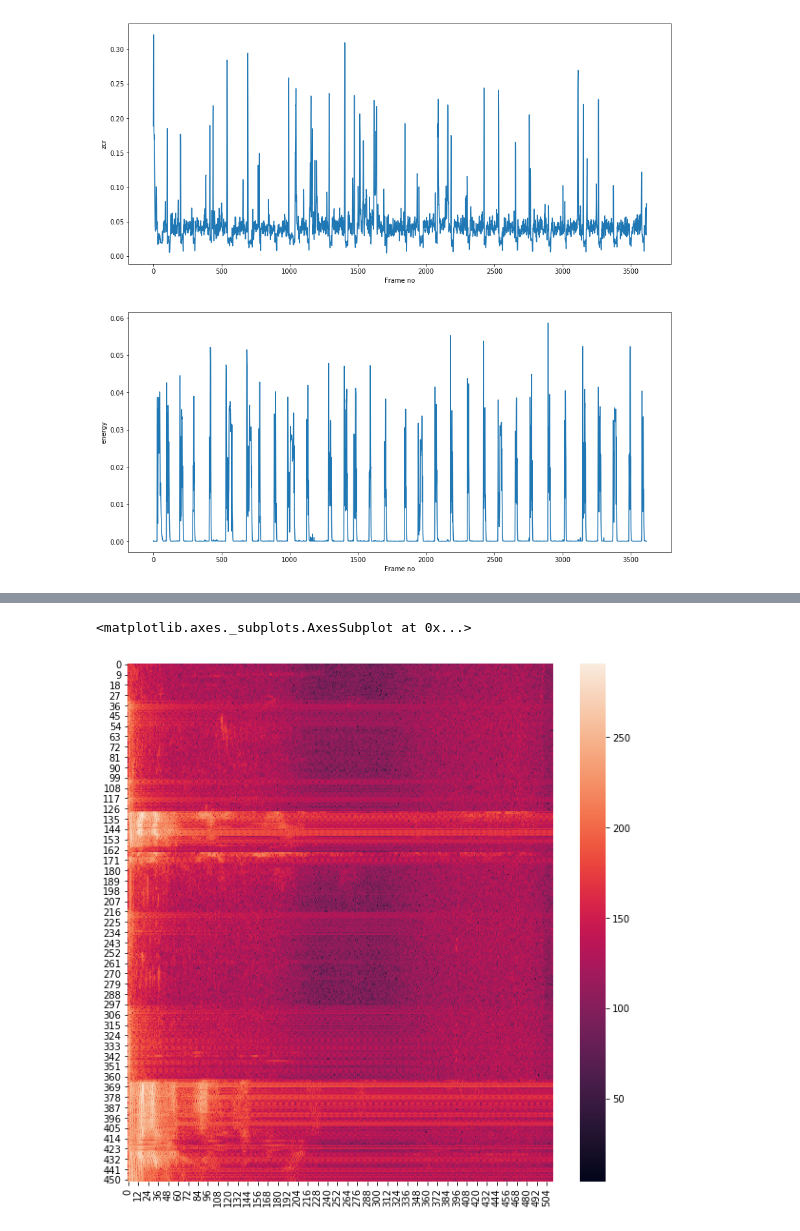
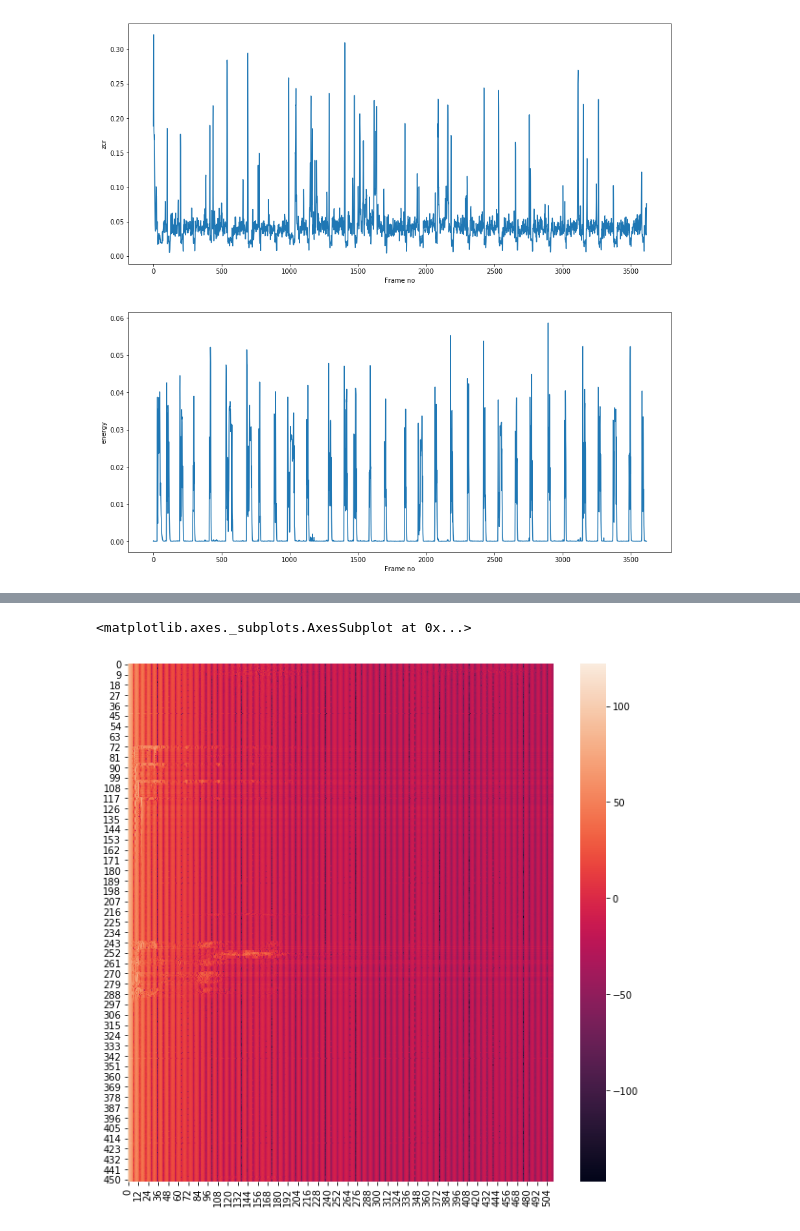
Before and after one commit to SebasPelaez/speech-recognition-pi, a Jupyter notebook: Pruebas.ipynb, the cells around one changed output, grey strips where cells are left out. Drawn from its saved outputs; the diff is of its cells as text; code cells hidden in the pictures.

```diff
--- a/Pruebas.ipynb
+++ b/Pruebas.ipynb
@@ -29,9 +32,42 @@ plt.subplot(2,1,1); plt.plot(F[0,:]); plt.xlabel('Frame no'); plt.ylabel(f_names
 plt.subplot(2,1,2); plt.plot(F[1,:]); plt.xlabel('Frame no'); plt.ylabel(f_names[1]); plt.show()
 # %% [output]
 [figure]
+# %%
+def MySpectrogram(x,ven,inc):
+    Nven = math.floor(len(x)/inc) - 1
+    Ventanas = np.zeros((Nven,ven))
+    Spectrogram = np.zeros((Nven,512))
+    ini = 0
+    for i in range(Nven):
+        Ventanas[i,:]=x[ini:ini+ven]
+        ini += inc
+        temp = 10*np.log(np.abs(np.fft.fft(Ventanas[i,:],n=1024))**2)
+        Spectrogram[i,:]=temp[:512]
+    return Spectrogram
+
+def rescaled_signal(x):
+
+    scaler = MinMaxScaler()
+
+    reshaped_signal = np.reshape(x,(-1,1)).astype(float)
+    rescaled_signal = scaler.fit_transform(reshaped_signal)
+
+    original_shape = np.reshape(rescaled_signal,(-1,))
+
+    return original_shape
 # %%
 sample_audio_path = os.path.join(params['data_dir'],'audios','Acelera','E-acelera_1.wav')
+
 [fs, x] = audioBasicIO.readAudioFile(sample_audio_path)
 x = audioBasicIO.stereo2mono(x)
-specgram, TimeAxis, FreqAxis = audioFeatureExtraction.stSpectogram(x[:200000], fs, round(fs * 0.02),
-round(fs * 0.01), False)
+x = rescaled_signal(x)
+
+specgram, TimeAxis, FreqAxis = audioFeatureExtraction.stSpectogram(
+    x[:200000],
+    fs,
+    round(fs * 0.02),
+    round(fs * 0.01),
+    False)
+
+fig, axis = plt.subplots(figsize=(10,10))
+sns.heatmap(specgram)
@@ -51,13 +77,17 @@ def MySpectrogram(x,ven,inc):
 # %%
-sample_audio_path = os.path.join(params['data_dir'],'audios','Arranca','E-arranca_1.wav')
+sample_audio_path = os.path.join(params['data_dir'],'audios','Acelera','E-acelera_1.wav')
+
 [fs, x] = audioBasicIO.readAudioFile(sample_audio_path)
 x = audioBasicIO.stereo2mono(x)
+x = rescaled_signal(x)
+
 Sp = MySpectrogram(x[:200000], round(fs * 0.02),round(fs * 0.01))
+
 fig, axis = plt.subplots(figsize=(10,10))
 sns.heatmap(Sp)
 # %% [output]
 <matplotlib.axes._subplots.AxesSubplot at 0x...>
-[figure, old version]
+[figure, new version]
 # %%
 records_list = list()
 audios_path = os.path.join(params['data_dir'],'audios')
```
Also changed, not shown: parts of 14 cells of this notebook.
